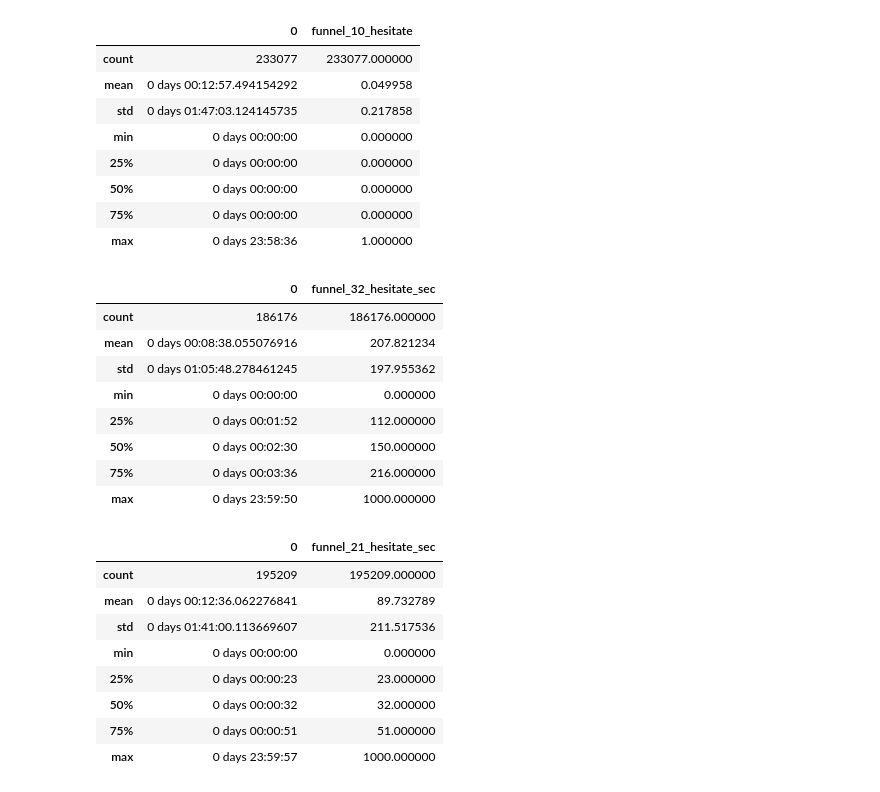
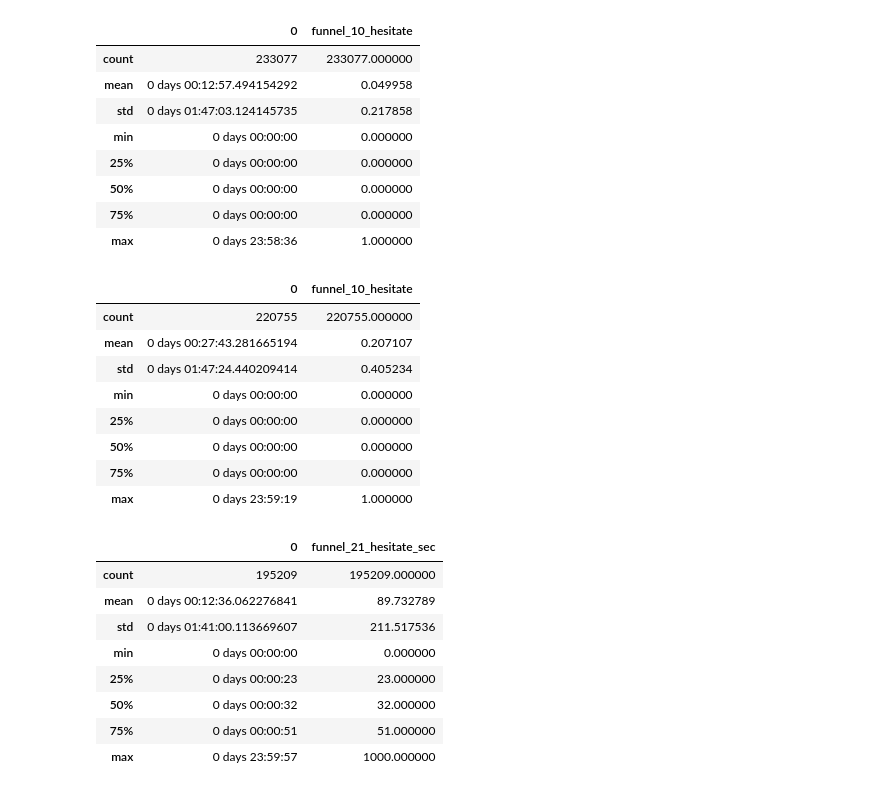
Before and after one commit to NayeonKeum/BigContest2022, a Jupyter notebook: code/Log-Mapping.ipynb, the cells around one changed output. Saved outputs shown, nothing was run; the diff lists cells and outputs as text; code cells hidden in the pictures.

```diff
--- a/code/Log-Mapping.ipynb
+++ b/code/Log-Mapping.ipynb
@@ -217,8 +213,9 @@ grouped # 유효한 시간 내에 분석하기 위해 시간대가 가장 빠른
         ViewLoanApplyIntro        2022-05-24 22:33:32
 Name: 행동일시, Length: 1297468, dtype: datetime64[ns]
 # %%
-grouped=pd.DataFrame(grouped).merge(funnel_steps, left_on='행동명', right_index=True)
-grouped
+grouped_1=pd.DataFrame(grouped_1).merge(funnel_steps, left_on='행동명', right_index=True)
+grouped_2=pd.DataFrame(grouped_2).merge(funnel_steps, left_on='행동명', right_index=True)
+grouped_1
 # %% [output]
 |  |  | 행동일시 | step_no |
 | 유저_번호 | 행동명 |  |  |
@@ -235,9 +232,11 @@ grouped
 | 879698 | ViewLoanApplyIntro | 2022-05-24 22:33:32 | 0 |
 1297468 rows × 2 columns
 # %%
-funnel=grouped.reset_index().pivot(index='유저_번호', columns='step_no', values='행동일시')
-funnel.columns=funnel_steps.index
-funnel
+funnel_1=grouped_1.reset_index().pivot(index='유저_번호', columns='step_no', values='행동일시')
+funnel_1.columns=funnel_steps.index
+funnel_2=grouped_2.reset_index().pivot(index='유저_번호', columns='step_no', values='행동일시')
+funnel_2.columns=funnel_steps.index
+funnel_1
 # %% [output]
 |  | ViewLoanApplyIntro | StartLoanApply | CompleteIDCertification | EndLoanApply |
 | 유저_번호 |  |  |  |  |
@@ -422,6 +491,12 @@ df10_1_list=[0]*len(time_delta_df10)
 for idx in df10_1:
     df10_1_list[idx] = 1
 time_delta_df10['funnel_10_hesitate']=df10_1_list
+
+df10_12 = [x for x in range(len(time_delta_df102)) if time_delta_df102.iloc[x][0].seconds > 149]
+df10_1_list2=[0]*len(time_delta_df102)
+for idx in df10_12:
+    df10_1_list2[idx] = 1
+time_delta_df102['funnel_10_hesitate']=df10_1_list2
 # %%
 time_delta_df10.describe()
 # %% [output]
@@ -434,6 +509,18 @@ time_delta_df10.describe()
 | 50% | 0 days 00:00:00 | 0.000000 |
 | 75% | 0 days 00:00:00 | 0.000000 |
 | max | 0 days 23:58:36 | 1.000000 |
+# %%
+time_delta_df102.describe()
+# %% [output]
+|  | 0 | funnel_10_hesitate |
+| count | 220755 | 220755.000000 |
+| mean | 0 days 00:27:43.281665194 | 0.207107 |
+| std | 0 days 01:47:24.440209414 | 0.405234 |
+| min | 0 days 00:00:00 | 0.000000 |
+| 25% | 0 days 00:00:00 | 0.000000 |
+| 50% | 0 days 00:00:00 | 0.000000 |
+| 75% | 0 days 00:00:00 | 0.000000 |
+| max | 0 days 23:59:19 | 1.000000 |
 # %%
 second_list=[]
 for i in range(len(time_delta_df21)):
@@ -443,7 +530,6 @@ for i in range(len(second_list)):
     if second_list[i] > 272:
        second_list[i]=1000
 time_delta_df21['funnel_21_hesitate_sec'] = second_list
-time_delta_df21.describe()
 
 
 second_list = []
@@ -454,17 +540,26 @@ for i in range(len(second_list)):
     if second_list[i] > 494:
        second_list[i] = 1000
 time_delta_df32['funnel_32_hesitate_sec'] = second_list
-time_delta_df32.describe()
+
+
+second_list=[]
+for i in range(len(time_delta_df212)):
+     second_list.append(time_delta_df212.iloc[i][0].seconds)
+time_delta_df212['funnel_21_hesitate_sec']=second_list
+for i in range(len(second_list)):
+    if second_list[i] > 272:
+       second_list[i]=1000
+time_delta_df212['funnel_21_hesitate_sec'] = second_list
+
+
+second_list = []
+for i in range(len(time_delta_df322)):
+    second_list.append(time_delta_df322.iloc[i][0].seconds)
+time_delta_df322['funnel_32_hesitate_sec'] = second_list
+for i in range(len(second_list)):
+    if second_list[i] > 494:
+       second_list[i] = 1000
+time_delta_df322['funnel_32_hesitate_sec'] = second_list
-# %% [output]
-|  | 0 | funnel_32_hesitate_sec |
-| count | 186176 | 186176.000000 |
-| mean | 0 days 00:08:38.055076916 | 207.821234 |
-| std | 0 days 01:05:48.278461245 | 197.955362 |
-| min | 0 days 00:00:00 | 0.000000 |
-| 25% | 0 days 00:01:52 | 112.000000 |
-| 50% | 0 days 00:02:30 | 150.000000 |
-| 75% | 0 days 00:03:36 | 216.000000 |
-| max | 0 days 23:59:50 | 1000.000000 |
 # %%
 time_delta_df21.describe() # 75% 인 것 까지만 살리고, 나머지는 100으로
 # %% [output]
```
Also changed, not shown: parts of 17 cells of this notebook.
